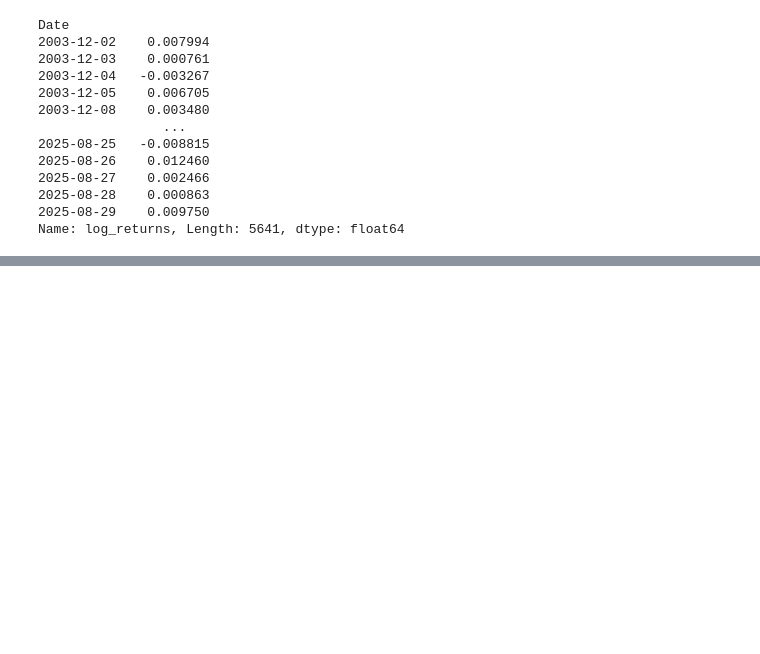
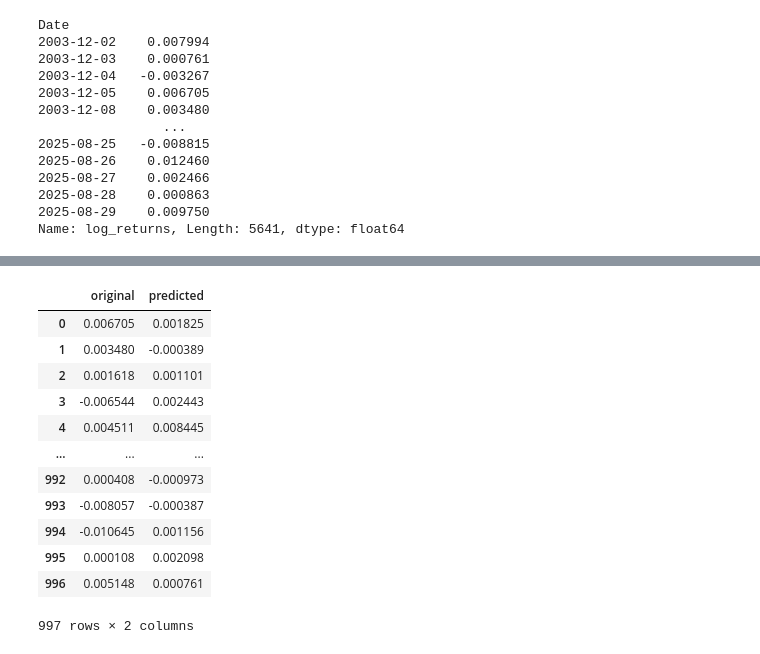
Before and after one commit to arjunprakash027/Remit-Timer, a Jupyter notebook: examples.ipynb, the cells around one changed output, grey strips where cells are left out. Cells and saved outputs as stored; diff of their text form; code cells hidden in the pictures; blank space fills up the shorter version.

```diff
--- a/examples.ipynb
+++ b/examples.ipynb
@@ -154,0 +136,16 @@ Name: predicted_mean, dtype: float64
+# %%
+backfill_arima
+# %% [output]
+|  | original | predicted |
+| 0 | 0.006705 | 0.001825 |
+| 1 | 0.003480 | -0.000389 |
+| 2 | 0.001618 | 0.001101 |
+| 3 | -0.006544 | 0.002443 |
+| 4 | 0.004511 | 0.008445 |
+| ... | ... | ... |
+| 992 | 0.000408 | -0.000973 |
+| 993 | -0.008057 | -0.000387 |
+| 994 | -0.010645 | 0.001156 |
+| 995 | 0.000108 | 0.002098 |
+| 996 | 0.005148 | 0.000761 |
+997 rows × 2 columns
```
Also changed, not shown: parts of 4 cells of this notebook, 1 other file.
